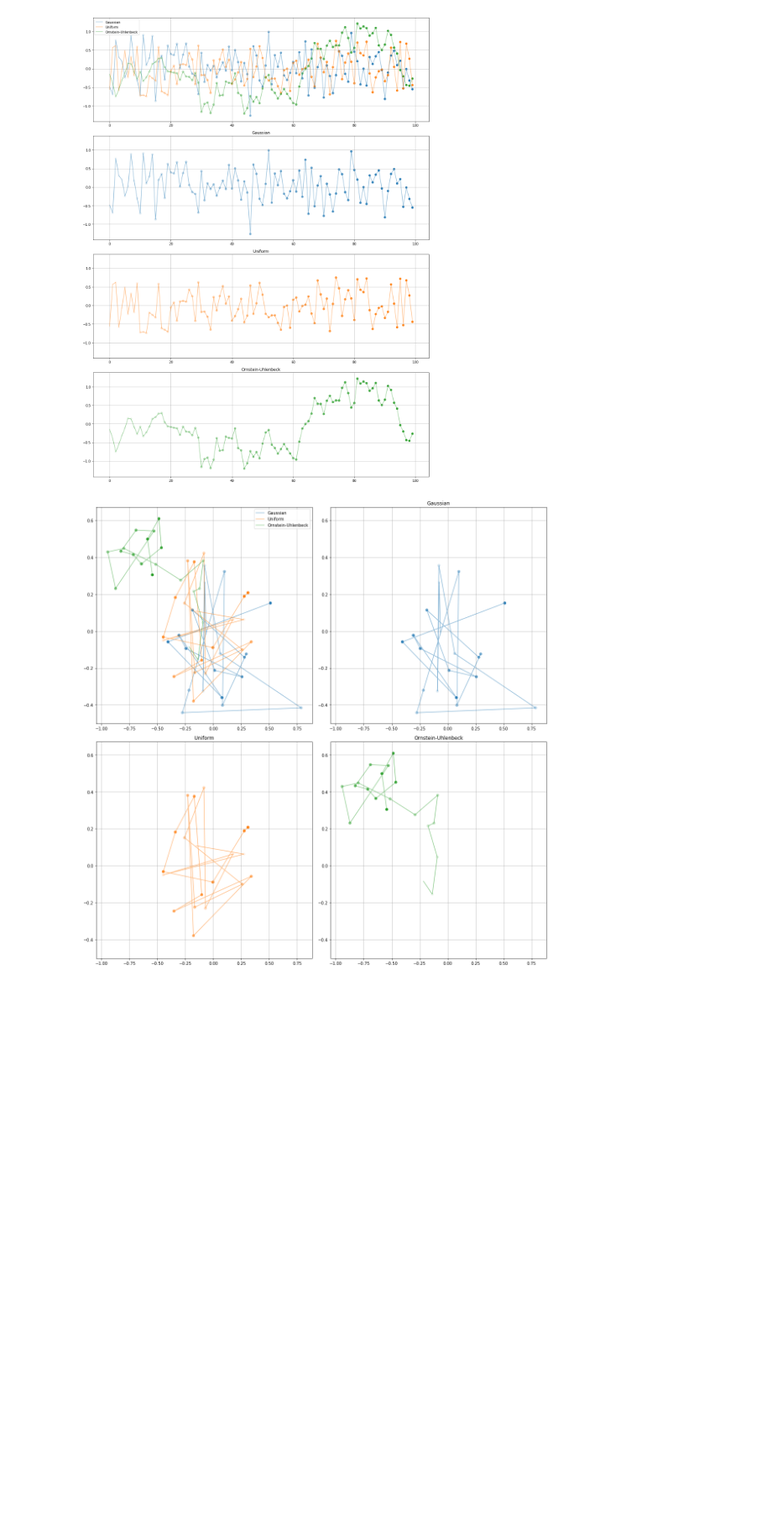
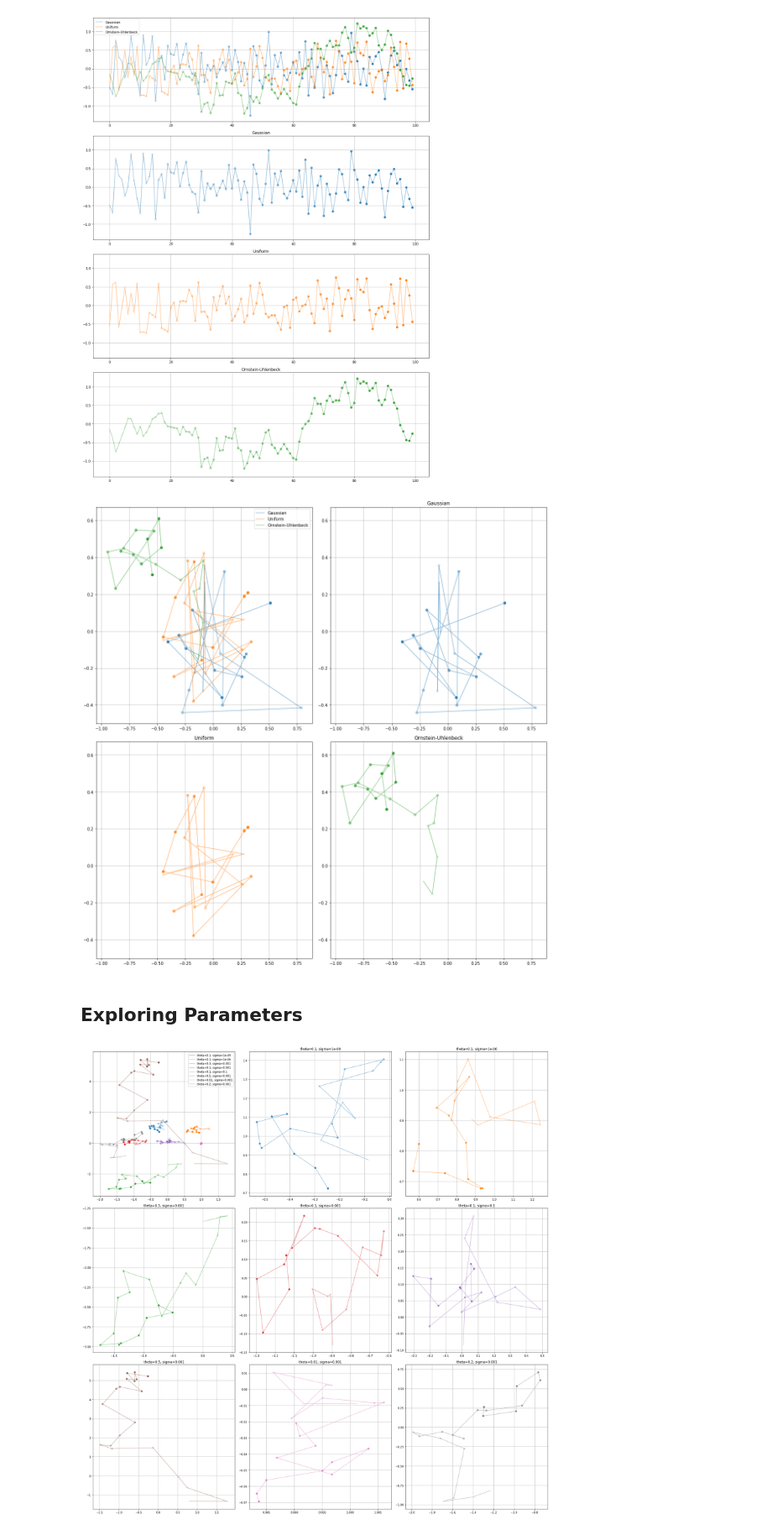
Before and after one commit to racersmith/Ornstein_Uhlenbeck_Process, a Jupyter notebook: Ornstein-Uhlenbeck.ipynb, the cells around one changed output. Shown at 84% size. Cells and saved outputs as stored; diff of their text form; code cells hidden in the pictures; blank space fills up the shorter version.

Commit message:
Add parameter exploration example

```diff
--- a/Ornstein-Uhlenbeck.ipynb
+++ b/Ornstein-Uhlenbeck.ipynb
@@ -11,6 +11,7 @@ There is a great Wiki page!
 https://en.wikipedia.org/wiki/Ornstein%E2%80%93Uhlenbeck_process
 # %%
 import numpy as np
+import pandas as pd
 
 class OUNoise:
     """ Ornstein-Uhlenbeck Process
@@ -24,19 +25,22 @@ class OUNoise:
     world applications where consecutive samples should be related.
     """
 
-    def __init__(self, size, mu, theta, sigma):
+    def __init__(self, shape, mu, theta, sigma):
         """
         param: int size: Length of noise vector
         param: float mu: Mean of noise vector, long term expectation
         param: float theta: Disire for the process to migrate back toward the mean
         param: float sigma: Varience of noise
         """
-        self.size = size
+        self.shape = shape
         self.theta = theta
         self.sigma = sigma
 
         # Generate vector mean
         self.set_mu(mu)
+
+    def __call__(self):
+        return self.sample()
 
     def reset(self):
         """ Reset the internal state back to the mean """
@@ -45,7 +49,7 @@ class OUNoise:
     def set_mu(self, mu):
         """ Set new target mean value """
         # Noise vector mean
-        self.mu = mu * np.ones(self.size)
+        self.mu = mu * np.ones(self.shape)
         self.reset()
 
     def sample(self):
@@ -57,8 +61,8 @@ class OUNoise:
 # %%
 import matplotlib.pyplot as plt
 
-def plot_overlay(data_dict, size, cols):
-    """"Generate plots to compare different noise sources""""
+def plot_overlay(data_dict, size, cols, zoom=False):
+    """" Generate plots to compare different noise sources """
     colors = []
     n = len(data_dict)
     rows = n//cols+1
@@ -84,8 +88,9 @@ def plot_overlay(data_dict, size, cols):
         line = plt.plot(data.x, data.y, color=colors[i], alpha=0.5)
         plt.scatter(data.x, data.y, color=color_alpha*colors[i])
         plt.grid(True)
-        plt.xlim(xlim)
-        plt.ylim(ylim)
+        if not zoom:
+            plt.xlim(xlim)
+            plt.ylim(ylim)
     plt.tight_layout()
     plt.show()
 # %% [markdown]
@@ -138,3 +143,26 @@ noise['Uniform'] = pd.DataFrame(np.random.uniform(-3*sigma, 3*sigma, [n, 2]), co
 plot_overlay(noise, (8, 8), 2)
 # %% [output]
 [figure]
+# %% [markdown]
+## Exploring Parameters
+# %%
+n = 20
+noise = dict()
+
+param = [((0, 1), 1e-9, 0.1),
+         ((1, 1), 1e-6, 0.1),
+         ((-1, 0), 1e-3, 0.1),
+         ((0, 0), 1e-1, 0.1),
+         ((1, 0), 1e-3, 0.01),
+         ((-1, -1), 1e-3, 0.2),
+         ((0, -1), 1e-3, 0.3),
+         ((1, -1), 1e-3, 0.5)]
+
+for mu, theta, sigma in param:
+        noise_gen = OUNoise(2, mu, theta, sigma)
+        plot_data = pd.DataFrame(np.vstack([noise_gen.sample() for _ in range(n)]), columns=['x', 'y'])
+        noise['theta={}, sigma={}'.format(sigma, theta)] = plot_data
+
+plot_overlay(noise, (8, 8), 3, zoom=True)
+# %% [output]
+[figure, added]
```
